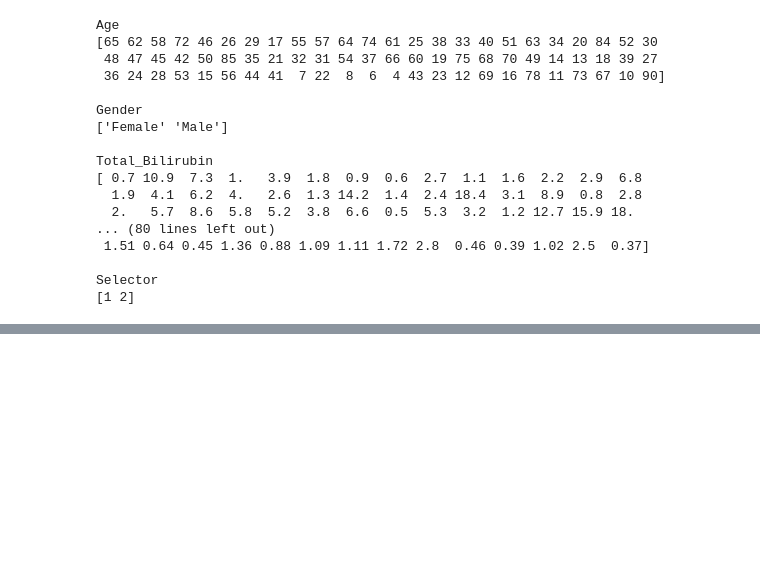
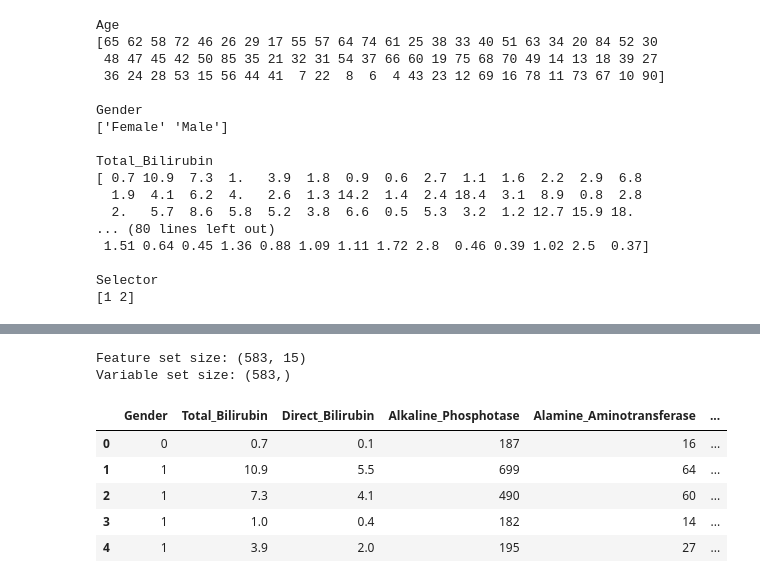
Before and after one commit to np-helios/NishthaPandey_23fe10cse00774, a Jupyter notebook: ILPD_(Indian_Liver_Patient_Dataset).ipynb, the cells around one changed output, grey strips where cells are left out. Cells and saved outputs as stored; diff of their text form; code cells hidden in the pictures; blank space fills up the shorter version.

```diff
--- a/ILPD_(Indian_Liver_Patient_Dataset).ipynb
+++ b/ILPD_(Indian_Liver_Patient_Dataset).ipynb
@@ -284,0 +289,4 @@ plt.show()
+# %%
+l_column = list(df.columns) # Making a list out of column names
+len_feature = len(l_column) # Length of column vector list
+l_column
@@ -284,0 +313,15 @@ plt.show()
+# %%
+print("Feature set size:",X.shape)
+print("Variable set size:",y.shape)
+# %% [output]
+Feature set size: (583, 15)
+Variable set size: (583,)
+# %%
+X.head()
+# %% [output]
+|  | Gender | Total_Bilirubin | Direct_Bilirubin | Alkaline_Phosphotase | Alamine_Aminotransferase | ... |
+| 0 | 0 | 0.7 | 0.1 | 187 | 16 | ... |
+| 1 | 1 | 10.9 | 5.5 | 699 | 64 | ... |
+| 2 | 1 | 7.3 | 4.1 | 490 | 60 | ... |
+| 3 | 1 | 1.0 | 0.4 | 182 | 14 | ... |
+| 4 | 1 | 3.9 | 2.0 | 195 | 27 | ... |
```
Also changed, not shown: parts of 26 cells of this notebook.
